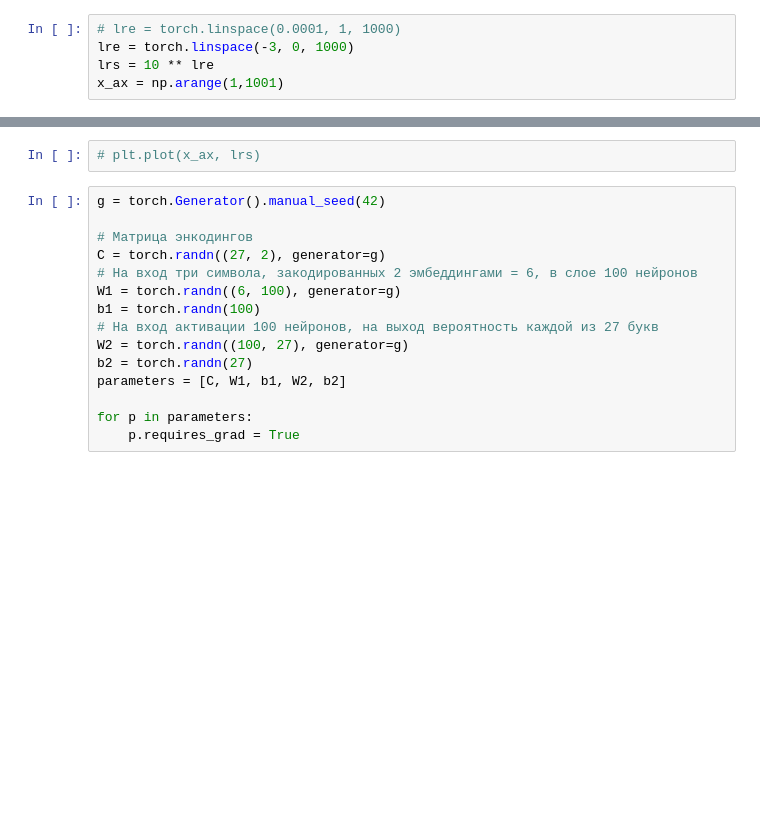
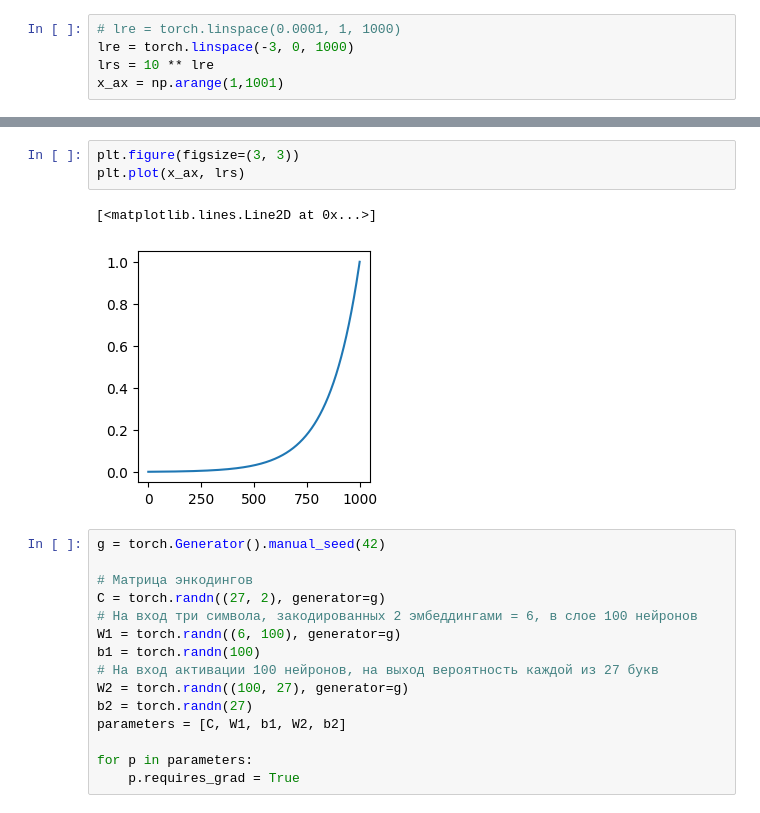
Before and after one commit to GrigoriiMoroz/MakeMore, a Jupyter notebook: BuilingMLP_Model.ipynb, the cells around one changed output, grey strips where cells are left out. Drawn from its saved outputs; the diff is of its cells as text; blank space fills up the shorter version.

```diff
--- a/BuilingMLP_Model.ipynb
+++ b/BuilingMLP_Model.ipynb
@@ -689,5 +704,9 @@ x_ax = np.arange(1,1001)
 # %%
-# plt.plot(x_ax, lrs)
+plt.figure(figsize=(3, 3))
+plt.plot(x_ax, lrs)
+# %% [output]
+[<matplotlib.lines.Line2D at 0x...>]
+[figure, added]
 # %%
 g = torch.Generator().manual_seed(42)
 
```
Also changed, not shown: parts of 74 cells of this notebook.
